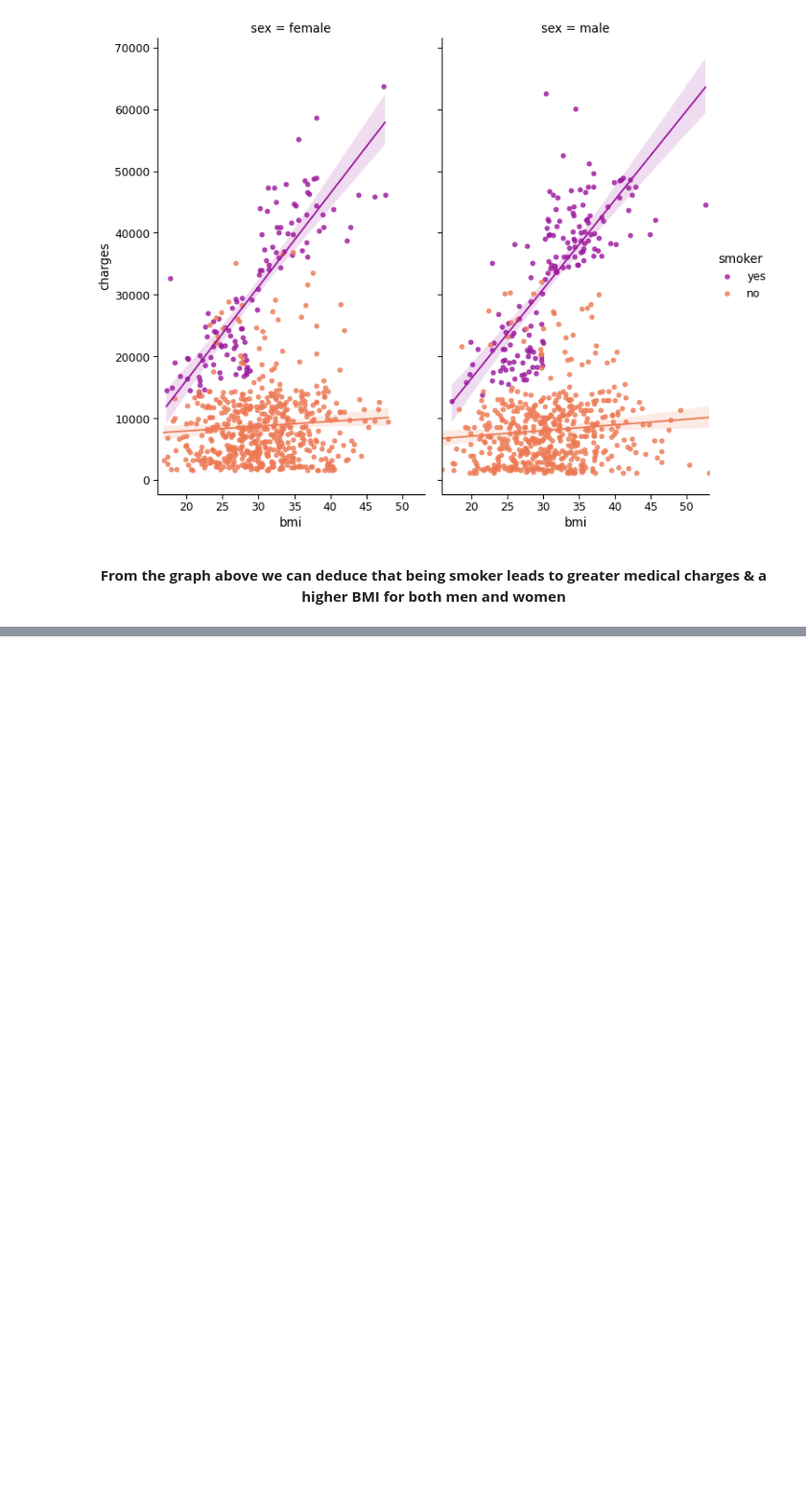
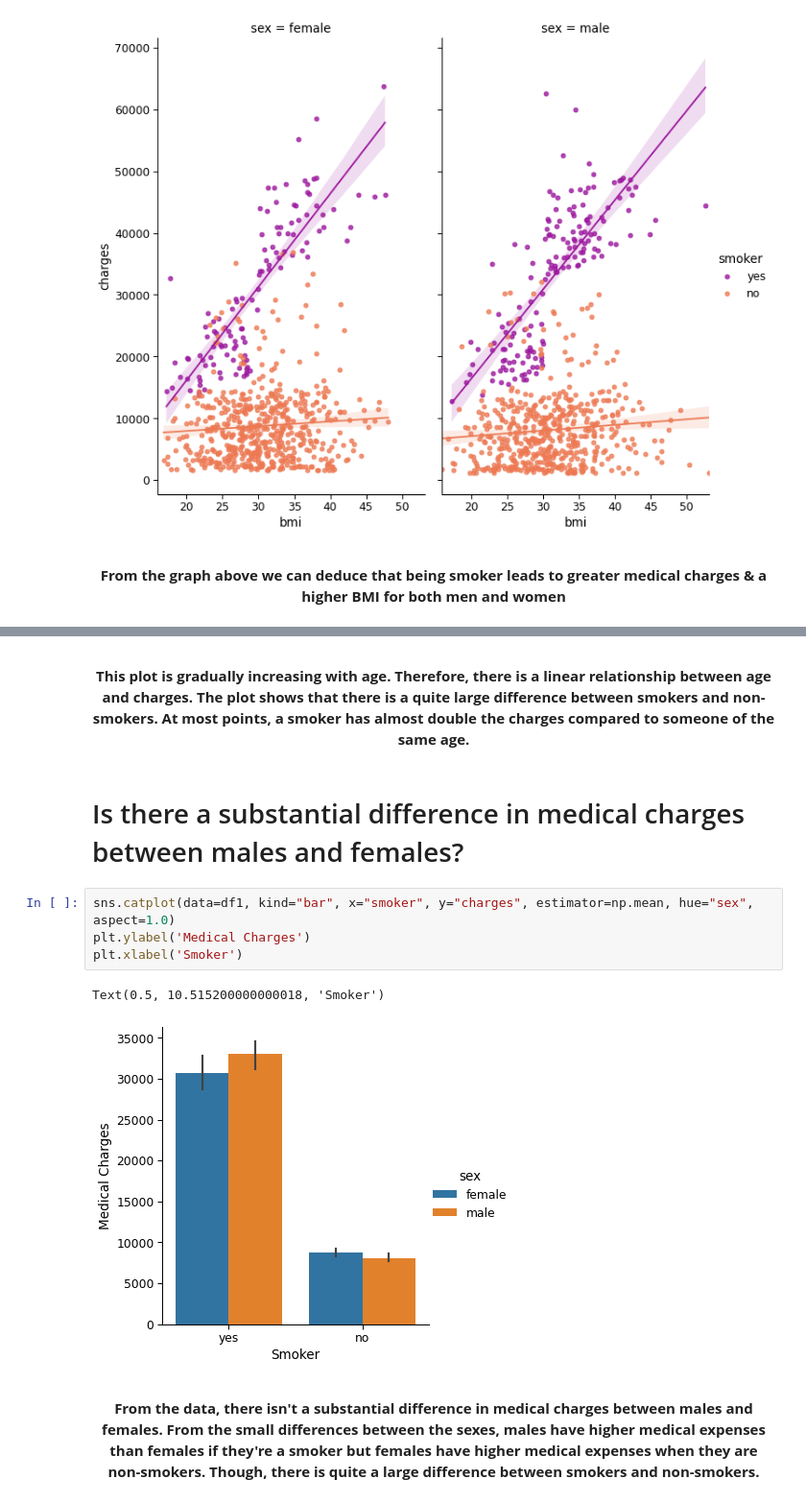
Before and after one commit to data301-2020-winter2/course-project-group_1010, a Jupyter notebook: Analysis/TASK 5 - MILESTONE 2.ipynb, the cells around one changed output, grey strips where cells are left out. Shown at 96% size. Drawn from its saved outputs; the diff is of its cells as text; blank space fills up the shorter version.

```diff
--- a/Analysis/TASK 5 - MILESTONE 2.ipynb
+++ b/Analysis/TASK 5 - MILESTONE 2.ipynb
@@ -95,0 +106,13 @@ sns.lmplot(x='bmi', y='charges', data=df1, col='sex', hue='smoker',
+# %% [markdown]
+**<center>This plot is gradually increasing with age. Therefore, there is a linear relationship between age and charges. The plot shows that there is a quite large difference between smokers and non-smokers. At most points, a smoker has almost double the charges compared to someone of the same age.</center>**
+# %% [markdown]
+# Is there a substantial difference in medical charges between males and females?
+# %%
+sns.catplot(data=df1, kind="bar", x="smoker", y="charges", estimator=np.mean, hue="sex", aspect=1.0)
+plt.ylabel('Medical Charges')
+plt.xlabel('Smoker')
+# %% [output]
+Text(0.5, 10.515200000000018, 'Smoker')
+[figure, added]
+# %% [markdown]
+**<center>From the data, there isn't a substantial difference in medical charges between males and females. From the small differences between the sexes, males have higher medical expenses than females if they're a smoker but females have higher medical expenses when they are non-smokers. Though, there is quite a large difference between smokers and non-smokers.</center>**
```
Also changed, not shown: parts of 4 cells of this notebook, 3 other files.
